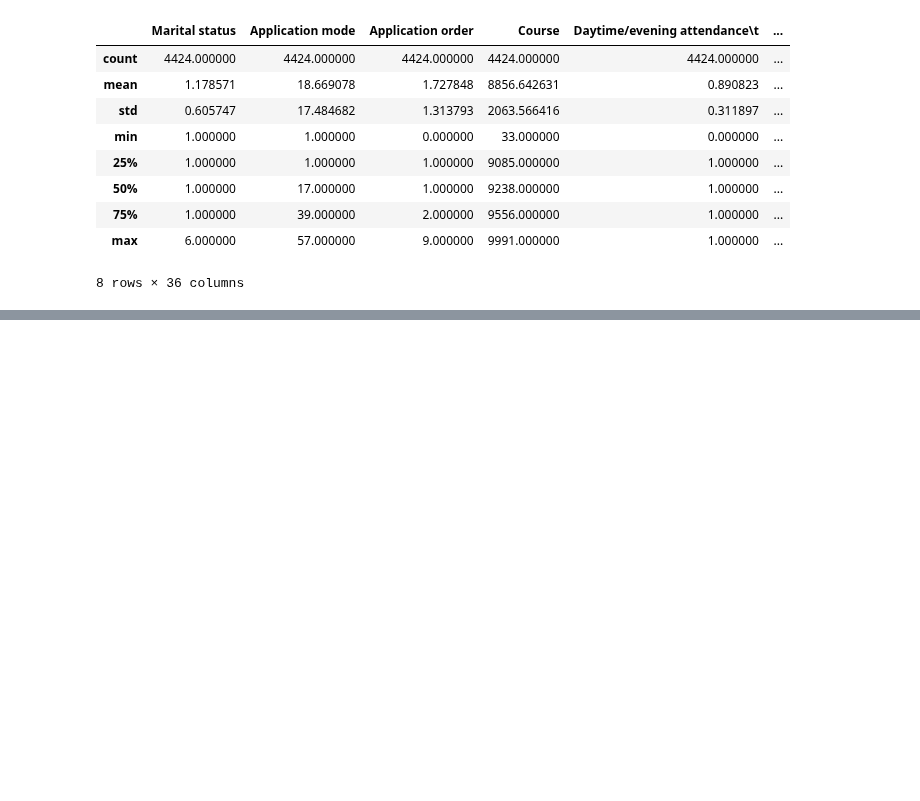
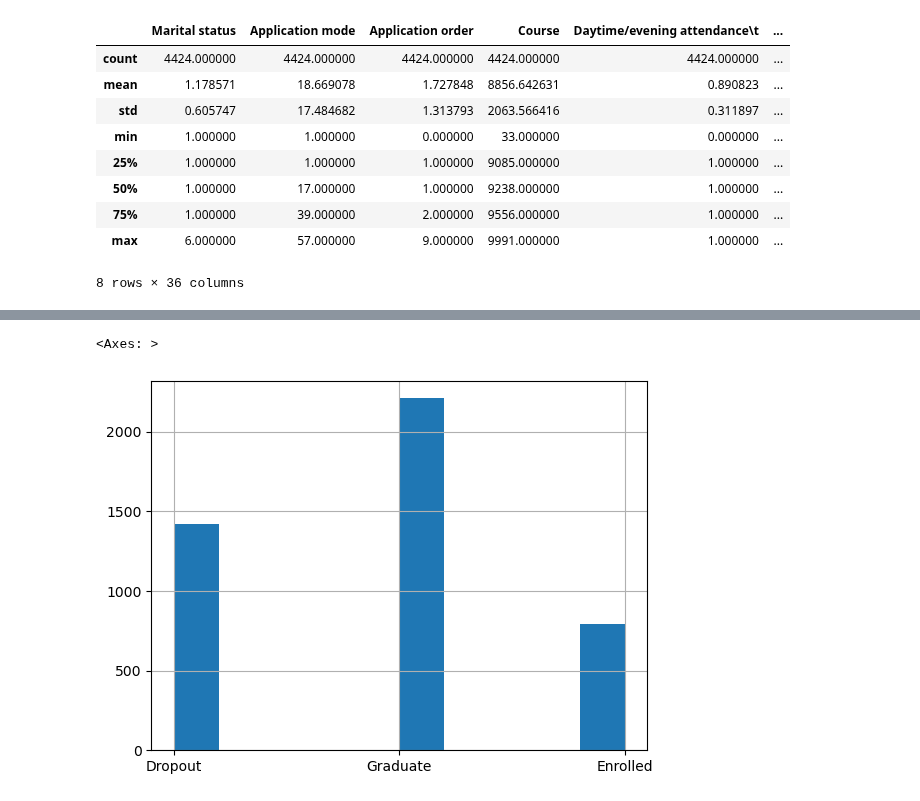
Before and after one commit to MSC-DS-Y1/Applied-Machine-Learning-Project, a Jupyter notebook: src/dataset/data_cleaning.ipynb, the cells around one changed output, grey strips where cells are left out. Drawn from its saved outputs; the diff is of its cells as text; code cells hidden in the pictures; blank space fills up the shorter version.

```diff
--- a/src/dataset/data_cleaning.ipynb
+++ b/src/dataset/data_cleaning.ipynb
@@ -30,0 +113,6 @@ data.describe()
+# %%
+#Target distribution
+data_vars_good["Target"].hist()
+# %% [output]
+<Axes: >
+[figure, added]
```
Also changed, not shown: parts of 7 cells of this notebook.
